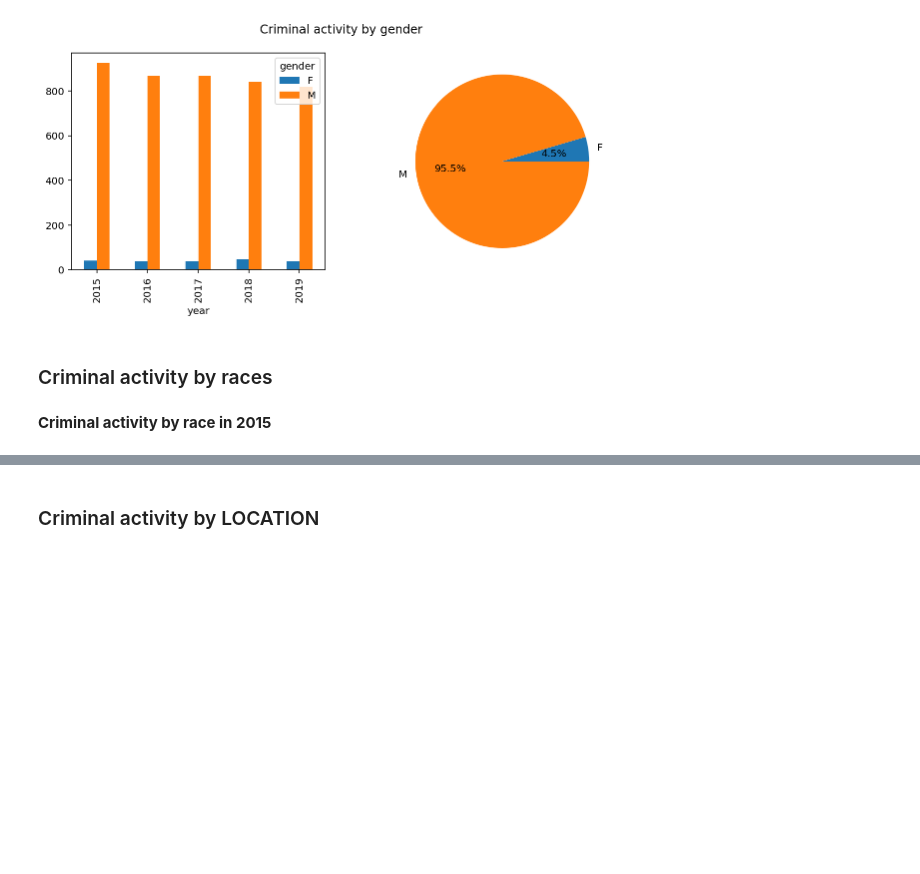
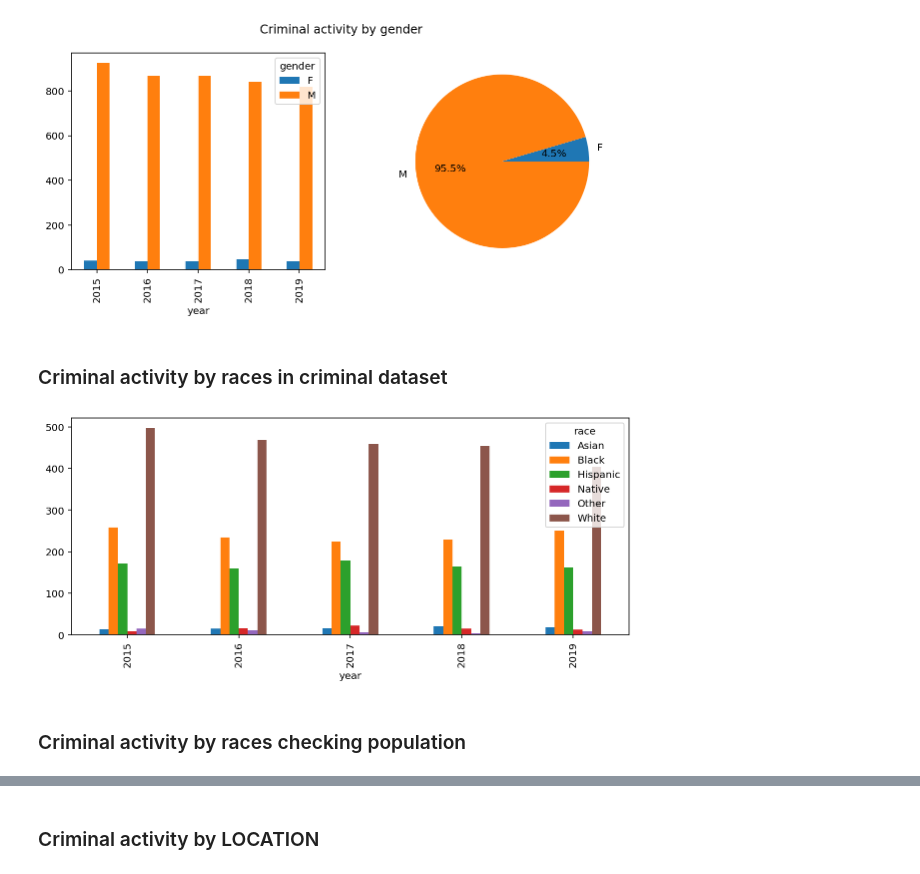
Before and after one commit to javsanbel2/betaproject, a Jupyter notebook: beta_javier.ipynb, the cells around one changed output, grey strips where cells are left out. Drawn from its saved outputs; the diff is of its cells as text; code cells hidden in the pictures; blank space fills up the shorter version.

```diff
--- a/beta_javier.ipynb
+++ b/beta_javier.ipynb
@@ -228,5 +228,19 @@ ax2.pie([pie_f/total, pie_m/total], labels=('F','M'), autopct='%1.1f%%')
 plt.show()
 # %% [output]
 [figure]
+# %% [markdown]
+<h3>Criminal activity by races in criminal dataset</h3>
+# %%
+# Create copy
+ca_race = df[['year', 'race']].copy()
+ca_race = ca_race.loc[ca_race["year"] < 2020] # Pull 2020 out
+
+# Figure 1
+ca_race_plot = ca_race.groupby(["year"])["race"].value_counts().unstack(level = 1)
+ca_race_plot.plot(kind="bar", figsize=(10, 4))
+
+plt.show()
+# %% [output]
+[figure, added]
 # %% [markdown]
-<h3>Criminal activity by races</h3>
+<h3>Criminal activity by races checking population</h3>
@@ -248,2 +246,0 @@ ca_race_plot
-# %% [markdown]
-<b>Criminal activity by race in 2015</b>
```
Also changed, not shown: parts of 6 cells of this notebook.
